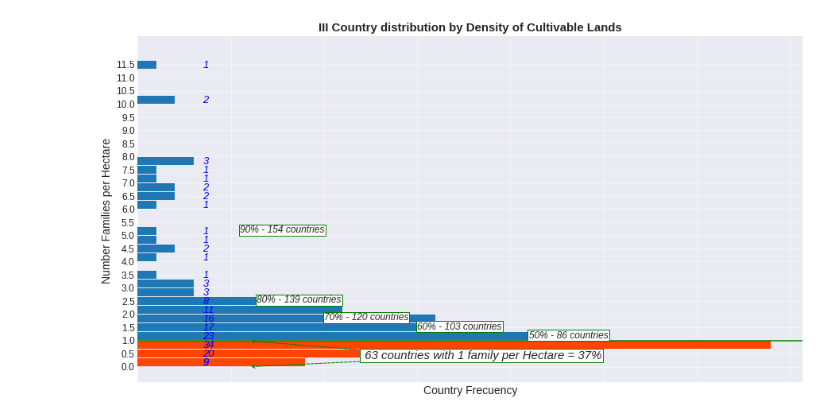
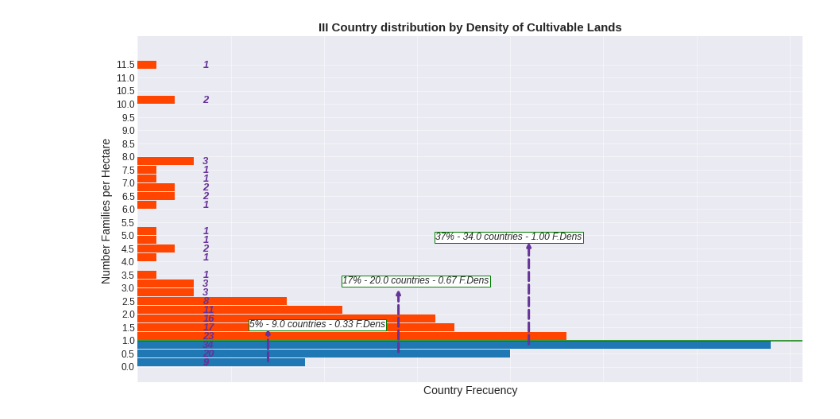
Before and after one commit to Hmarga/Lands, a Jupyter notebook: code_images/hist_dens_CL.ipynb, the cells around one changed output. Saved outputs shown, nothing was run; the diff lists cells and outputs as text; code cells hidden in the pictures.

```diff
--- a/code_images/hist_dens_CL.ipynb
+++ b/code_images/hist_dens_CL.ipynb
@@ -49,58 +49,48 @@ a_bins = 36
 ax5, bins, patches5 = plt.hist(w_land['density_CL'],  orientation='horizontal', bins= a_bins,
                             range= (0, 12), rwidth=0.9)
 
 plt.ylabel('Number Families per Hectare ')
 plt.xlabel('Country Frecuency')
 plt.title('III Country distribution by Density of Cultivable Lands', weight='bold', size=15)
 plt.yticks(np.arange(0, 12, 0.5))
 
 count_width = 0
-for f in range(0,3):
+for f in range(3,36):
     patches5[f].set_fc('orangered'),
     count_width += int(patches5[f].get_width())
 
 # # Adding the value of each bar
 high = 0.03
 texto = lambda t: plt.text(3.5, high + t.xy[1], int(t.get_width()),size=13,
-                            fontstyle='oblique', color='blue') #fontweight='bold',
+                            fontstyle='oblique', color='rebeccapurple', fontweight='bold')
 vfunc = np.vectorize(texto)
 
 p = [patches5[i] for i in range(len(patches5)) if patches5[i].get_width() > 0]
 ## Filter the 0 width columns
 vfunc(p)
 
 # Adding the text box
-plt.text(12, 0.3, ' ' +str(count_width) + ' countries with 1 family per Hectare = 37%',
-         fontsize=15, fontstyle='oblique', #patches5[3].xy[1]
-         bbox=dict(boxstyle='square,pad=0.1', fc='white', ec='green'))
+for n in range(3):
+    if n==0:
+        coc = (100*ax5[n])/170
+    else:
+        coc = (100*(ax5[n]+ax5[n-1]+ax5[n-2])/170)
 
-plt.text(21, patches5[4].xy[1]-0.25, '50% - 86 countries',
-         fontsize=12, fontstyle='oblique', #patches5[3].xy[1]
-         bbox=dict(boxstyle='square,pad=0.1', fc='white', ec='green'))
-
-plt.text(15, patches5[5].xy[1]-0.25, '60% - 103 countries',
-         fontsize=12, fontstyle='oblique', #patches5[3].xy[1]
-         bbox=dict(boxstyle='square,pad=0.1', fc='white', ec='green'))
-
-plt.text(10, patches5[6].xy[1]-0.25, '70% - 120 countries',
-         fontsize=12, fontstyle='oblique', #patches5[3].xy[1]
-         bbox=dict(boxstyle='square,pad=0.1', fc='white', ec='green'))
-
-plt.text(6.4, patches5[8].xy[1]-0.25, '80% - 139 countries',
-         fontsize=12, fontstyle='oblique', #patches5[3].xy[1]
-         bbox=dict(boxstyle='square,pad=0.1', fc='white', ec='green'))
-
-plt.text(5.5, patches5[16].xy[1]-0.25, '90% - 154 countries',
-         fontsize=12, fontstyle='oblique', #patches5[3].xy[1]
-         bbox=dict(boxstyle='square,pad=0.1', fc='white', ec='green'))
-
+    plt.text(5*n+6, 1.5+n/0.6, # XY pos
+                 (str(int(coc))+'% - '+str(ax5[n])+' countries - '+ str(format(bins[n+1],".2f"))+' F.Dens'),
+                 fontsize=12, fontstyle='oblique',
+                 bbox=dict(boxstyle='square,pad=0.1', fc='white', ec='green'))
 
 # Additional styling
 plt.axhline(y=1, color='green') # Adding the reference line
-plt.annotate("", xy=(12, 0.20), xytext=(6, 0),  arrowprops=dict(arrowstyle="<-", lw= 1, linestyle='--', color='green'))
-plt.annotate("", xy=(12, 0.64), xytext=(6, 0.98),  arrowprops=dict(arrowstyle="<-", lw= 1, linestyle='--', color='green'))
+
+# Adding the arrows
+plt.annotate("", xy=(7, 1.5), xytext=(7, 0.15),  arrowprops=dict(arrowstyle="->", lw= 3, linestyle='--', color='rebeccapurple'))
+plt.annotate("", xy=(14, 3), xytext=(14, 0.5),  arrowprops=dict(arrowstyle="->", lw= 3, linestyle='--', color='rebeccapurple'))
+plt.annotate("", xy=(21, 4.8), xytext=(21, 0.8),  arrowprops=dict(arrowstyle="->", lw= 3, linestyle='--', color='rebeccapurple'))
+
 
 plt.savefig('/home/hmdg/Documents/Data_Science/Repos/Lands/images/hist_dens_CL.png')
 plt.show()
 # %% [output]
-[figure, old version]
+[figure, new version]
```
Also changed, not shown: 20 other files.
